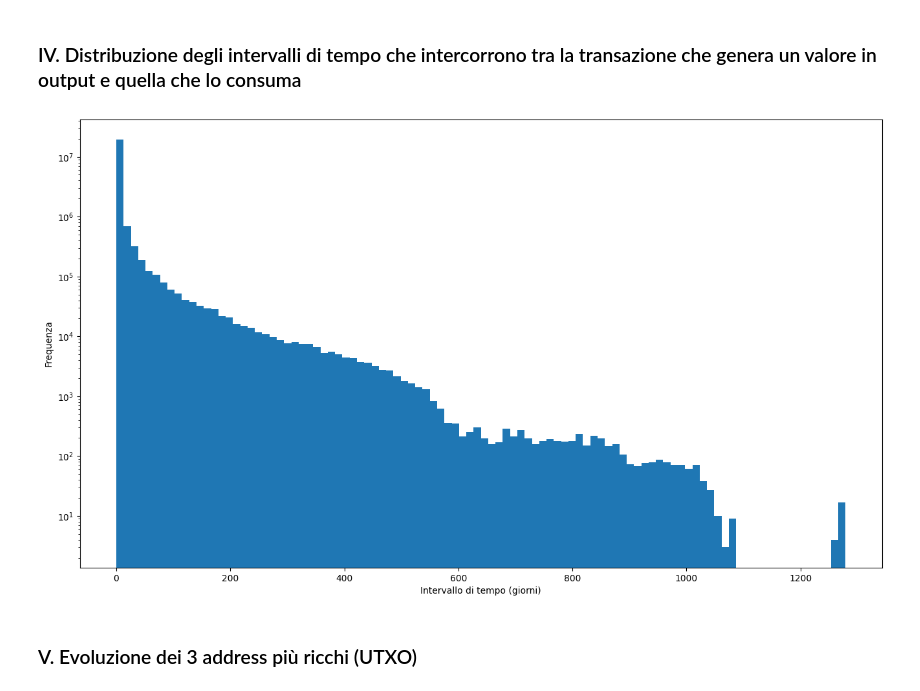
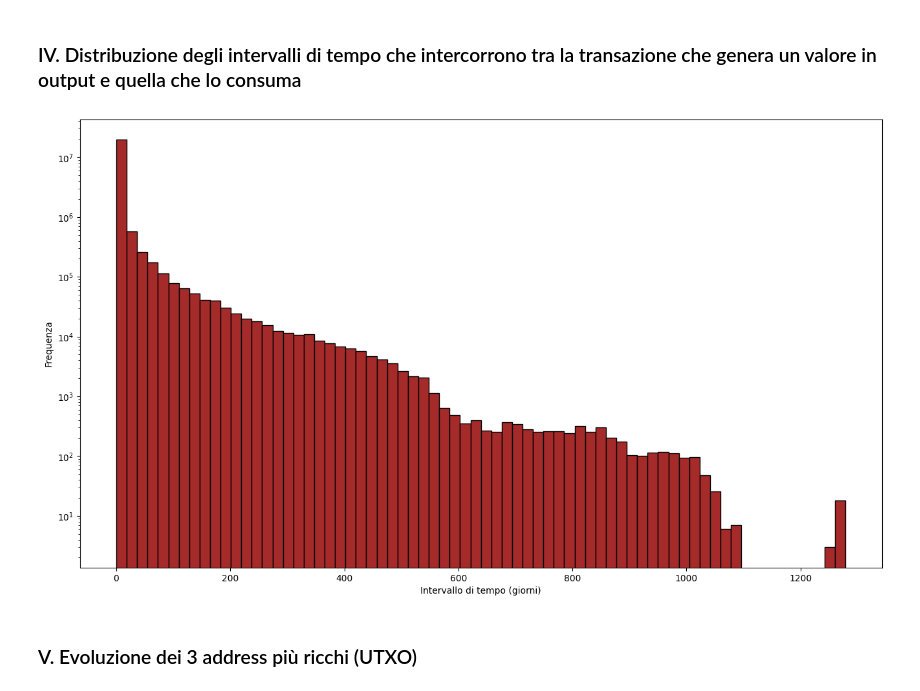
Before and after one commit to FlavRomano/CRAFTY, a Jupyter notebook: main.ipynb, the cells around one changed output. Saved outputs shown, nothing was run; the diff lists cells and outputs as text; code cells hidden in the pictures.

```diff
--- a/main.ipynb
+++ b/main.ipynb
@@ -147,14 +105,15 @@ diff = spent.merge(created.rename(columns={"txId": "outTxId"}),
 
 diff["timestamp_difference"] = (diff.timestamp_spent - diff.timestamp_created).dt.days
 diff.drop(diff[diff.timestamp_difference < 0].index, inplace=True) # rimuovo inconsistenze
-
-plt.figure(figsize=(16, 9))
-plt.hist(diff["timestamp_difference"], bins=100)
-plt.yscale("log")
-plt.xlabel("Intervallo di tempo (giorni)")
-plt.ylabel("Frequenza")
-plt.show()
-# %% [output]
-[figure, removed]
+# %%
+plt.figure(figsize=(16, 9))
+plt.hist(diff["timestamp_difference"], bins=70, edgecolor="black", color="brown")
+
+plt.yscale("log")
+plt.xlabel("Intervallo di tempo (giorni)")
+plt.ylabel("Frequenza")
+plt.show()
+# %% [output]
+[figure, added]
 # %% [markdown]
 ### V. Evoluzione dei 3 address più ricchi (UTXO)
```
Also changed, not shown: parts of 11 cells of this notebook.
